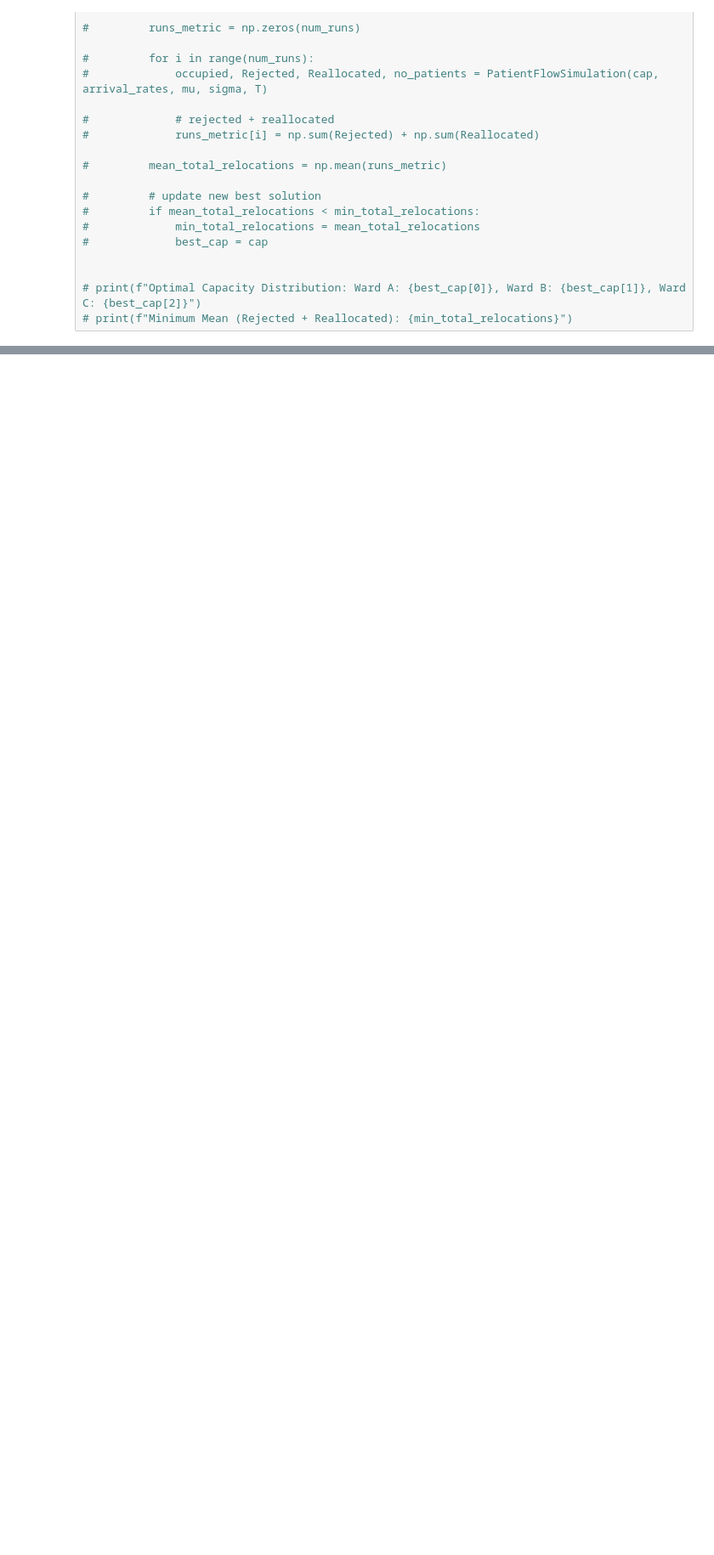
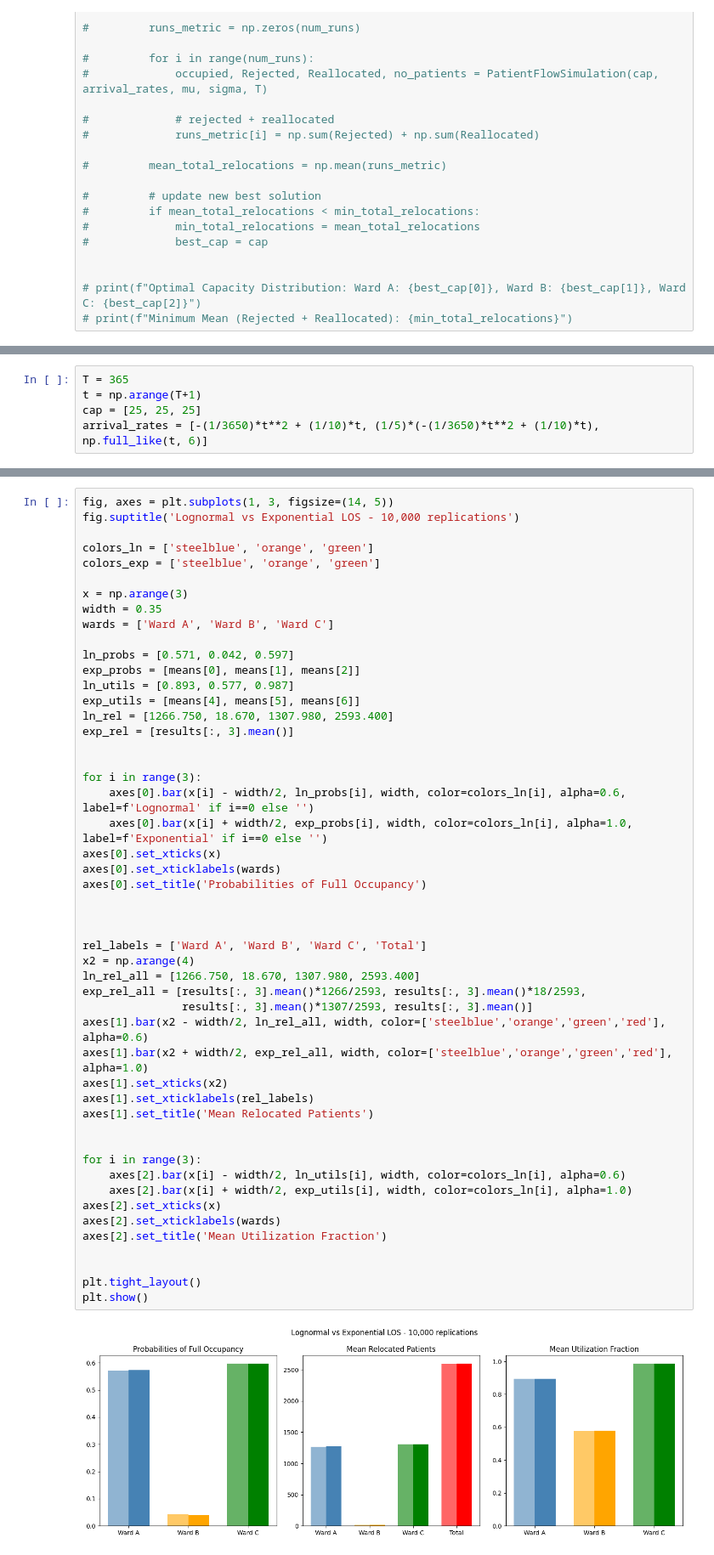
Before and after one commit to kridk999/stochastic_project1, a Jupyter notebook: src/prjt1/project2.ipynb, the cells around one changed output, grey strips where cells are left out. Shown at 85% size. Cells and saved outputs as stored; diff of their text form; blank space fills up the shorter version.

```diff
--- a/src/prjt1/project2.ipynb
+++ b/src/prjt1/project2.ipynb
@@ -246,0 +345,5 @@ rejected_df.plot()
+# %%
+T = 365
+t = np.arange(T+1)
+cap = [25, 25, 25]
+arrival_rates = [-(1/3650)*t**2 + (1/10)*t, (1/5)*(-(1/3650)*t**2 + (1/10)*t), np.full_like(t, 6)]
@@ -246,0 +382,52 @@ rejected_df.plot()
+# %%
+fig, axes = plt.subplots(1, 3, figsize=(14, 5))
+fig.suptitle('Lognormal vs Exponential LOS - 10,000 replications')
+
+colors_ln = ['steelblue', 'orange', 'green']
+colors_exp = ['steelblue', 'orange', 'green']
+
+x = np.arange(3)
+width = 0.35
+wards = ['Ward A', 'Ward B', 'Ward C']
+
+ln_probs = [0.571, 0.042, 0.597]
+exp_probs = [means[0], means[1], means[2]]
+ln_utils = [0.893, 0.577, 0.987]
+exp_utils = [means[4], means[5], means[6]]
+ln_rel = [1266.750, 18.670, 1307.980, 2593.400]
+exp_rel = [results[:, 3].mean()]
+
+
+for i in range(3):
+    axes[0].bar(x[i] - width/2, ln_probs[i], width, color=colors_ln[i], alpha=0.6, label=f'Lognormal' if i==0 else '')
+    axes[0].bar(x[i] + width/2, exp_probs[i], width, color=colors_ln[i], alpha=1.0, label=f'Exponential' if i==0 else '')
+axes[0].set_xticks(x)
+axes[0].set_xticklabels(wards)
+axes[0].set_title('Probabilities of Full Occupancy')
+
+
+
+rel_labels = ['Ward A', 'Ward B', 'Ward C', 'Total']
+x2 = np.arange(4)
+ln_rel_all = [1266.750, 18.670, 1307.980, 2593.400]
+exp_rel_all = [results[:, 3].mean()*1266/2593, results[:, 3].mean()*18/2593,
+               results[:, 3].mean()*1307/2593, results[:, 3].mean()]
+axes[1].bar(x2 - width/2, ln_rel_all, width, color=['steelblue','orange','green','red'], alpha=0.6)
+axes[1].bar(x2 + width/2, exp_rel_all, width, color=['steelblue','orange','green','red'], alpha=1.0)
+axes[1].set_xticks(x2)
+axes[1].set_xticklabels(rel_labels)
+axes[1].set_title('Mean Relocated Patients')
+
+
+for i in range(3):
+    axes[2].bar(x[i] - width/2, ln_utils[i], width, color=colors_ln[i], alpha=0.6)
+    axes[2].bar(x[i] + width/2, exp_utils[i], width, color=colors_ln[i], alpha=1.0)
+axes[2].set_xticks(x)
+axes[2].set_xticklabels(wards)
+axes[2].set_title('Mean Utilization Fraction')
+
+
+plt.tight_layout()
+plt.show()
+# %% [output]
+[figure, added]
```
Also changed, not shown: parts of 7 cells of this notebook.
